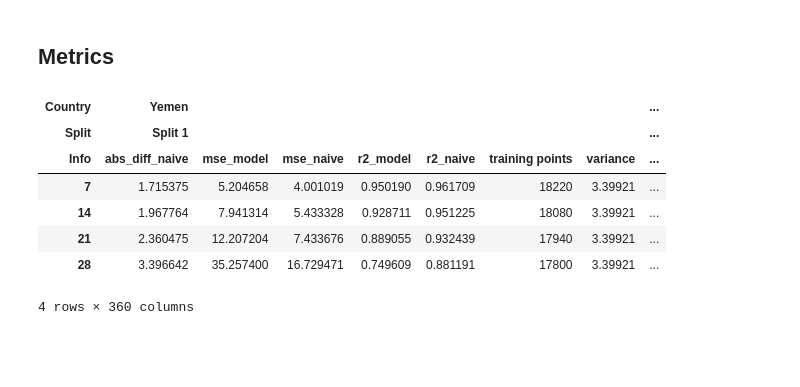
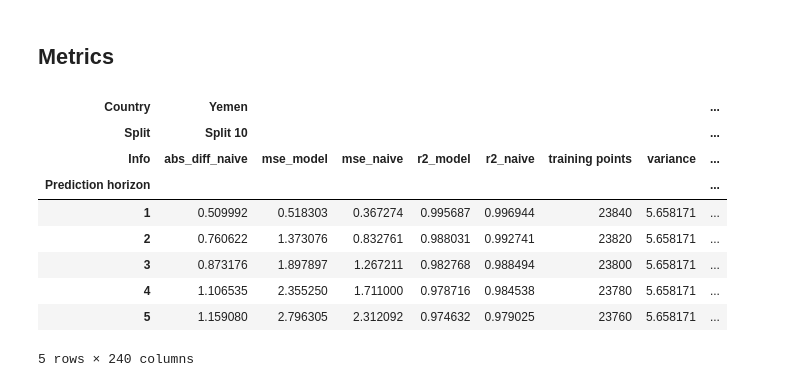
Before and after one commit to pietro-foini/ISI-WFP, a Jupyter notebook: Time-series Forecasting/RESULTS&ANALYSIS/Forecasting - All countries - Variance.ipynb, the cells around one changed output. Drawn from its saved outputs; the diff is of its cells as text; code cells hidden in the pictures; blank space fills up the shorter version.

```diff
--- a/Time-series Forecasting/RESULTS&ANALYSIS/Forecasting - All countries - Variance.ipynb
+++ b/Time-series Forecasting/RESULTS&ANALYSIS/Forecasting - All countries - Variance.ipynb
@@ -58,11 +84,13 @@ SELECT_SPLITS = {"Yemen": [1, 2, 3, 4, 5],
 # %%
+# 2° Analysis - Partial - 5 splits.
 # Select what splits to consider for the current analysis.
-SELECT_SPLITS = {"Yemen": [1,2,3,4,5,6,7,8,9,10,11,12,13],
-                 "Syria": [1,2,3,4,5,6,7,8,9,10],
-                 "Burkina Faso": [1,2,3,4,5,6,7],
+SELECT_SPLITS = {"Yemen": [8, 9, 10, 11, 12],
+                 "Syria": [6, 7, 8, 9, 10],
+                 "Burkina Faso": [2, 3, 4, 5, 6],
                  "Nigeria": [1, 2, 3, 4, 5],
                  "Mali": [1, 2, 3, 4, 5],
                  "Cameroon": [1, 2, 3, 4, 5]}
+TYPE_ANALYSIS = "partial_5_splits"
 # %% [markdown]
 ## Metrics
 # %%
@@ -126,20 +154,23 @@ for i, country in enumerate(COUNTRIES):
     results = results.sort_index(axis = 1)
 
     # Select some prediction horizon for visualization.
-    results = results.loc[[7, 14, 21, 28]]
+    #results = results.loc[[7, 14, 21, 28]]
 
     all_results[country] = results
 # %%
-all_results = pd.concat(all_results, axis = 1)
-all_results.columns.names = ["Country", "Split", "Info"]
-all_results
+df = pd.concat(all_results, axis = 1)
+df.columns.names = ["Country", "Split", "Info"]
+df.index.name = "Prediction horizon"
+df.head()
 # %% [output]
 | Country | Yemen |  |  |  |  |  |  | ... |
-| Split | Split 1 |  |  |  |  |  |  | ... |
+| Split | Split 10 |  |  |  |  |  |  | ... |
 | Info | abs_diff_naive | mse_model | mse_naive | r2_model | r2_naive | training points | variance | ... |
-| 7 | 1.715375 | 5.204658 | 4.001019 | 0.950190 | 0.961709 | 18220 | 3.39921 | ... |
-| 14 | 1.967764 | 7.941314 | 5.433328 | 0.928711 | 0.951225 | 18080 | 3.39921 | ... |
-| 21 | 2.360475 | 12.207204 | 7.433676 | 0.889055 | 0.932439 | 17940 | 3.39921 | ... |
-| 28 | 3.396642 | 35.257400 | 16.729471 | 0.749609 | 0.881191 | 17800 | 3.39921 | ... |
+| Prediction horizon |  |  |  |  |  |  |  | ... |
+| 1 | 0.509992 | 0.518303 | 0.367274 | 0.995687 | 0.996944 | 23840 | 5.658171 | ... |
+| 2 | 0.760622 | 1.373076 | 0.832761 | 0.988031 | 0.992741 | 23820 | 5.658171 | ... |
+| 3 | 0.873176 | 1.897897 | 1.267211 | 0.982768 | 0.988494 | 23800 | 5.658171 | ... |
+| 4 | 1.106535 | 2.355250 | 1.711000 | 0.978716 | 0.984538 | 23780 | 5.658171 | ... |
+| 5 | 1.159080 | 2.796305 | 2.312092 | 0.974632 | 0.979025 | 23760 | 5.658171 | ... |
-4 rows × 360 columns
+5 rows × 240 columns
 # %%
```
Also changed, not shown: parts of 26 cells of this notebook, 48 other files.
